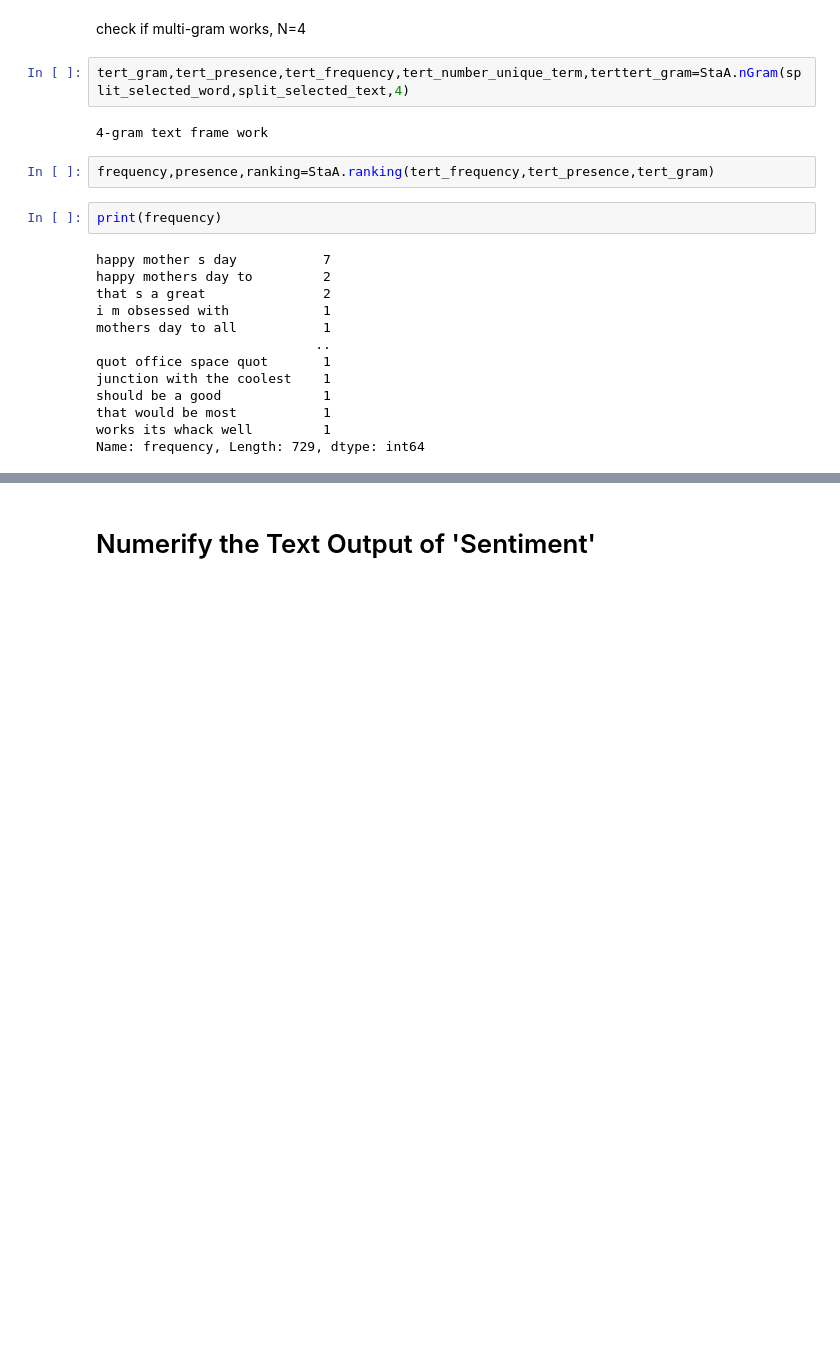
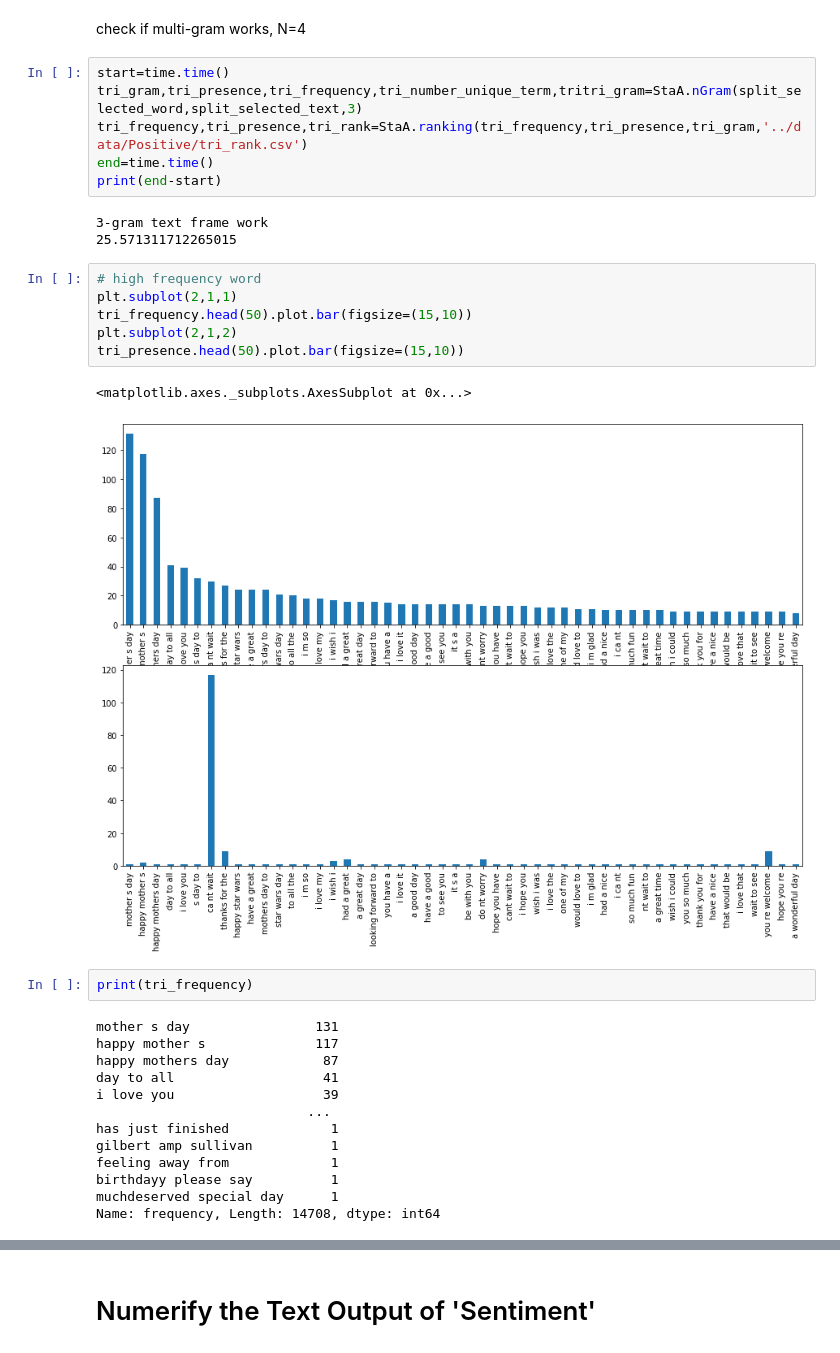
Before and after one commit to Chenghan-Sun/Senti-Extraction, a Jupyter notebook: notebook/EDA.ipynb, the cells around one changed output, grey strips where cells are left out. Saved outputs shown, nothing was run; the diff lists cells and outputs as text; blank space fills up the shorter version.

```diff
--- a/notebook/EDA.ipynb
+++ b/notebook/EDA.ipynb
@@ -348,23 +295,35 @@ hey thanks              1       1.0
 # %% [markdown]
 check if multi-gram works, N=4
-# %%
-tert_gram,tert_presence,tert_frequency,tert_number_unique_term,terttert_gram=StaA.nGram(split_selected_word,split_selected_text,4)
-# %% [output]
-4-gram text frame work
-# %%
-frequency,presence,ranking=StaA.ranking(tert_frequency,tert_presence,tert_gram)
+# %%
+start=time.time()
+tri_gram,tri_presence,tri_frequency,tri_number_unique_term,tritri_gram=StaA.nGram(split_selected_word,split_selected_text,3)
+tri_frequency,tri_presence,tri_rank=StaA.ranking(tri_frequency,tri_presence,tri_gram,'../data/Positive/tri_rank.csv')
+end=time.time()
+print(end-start)
+# %% [output]
+3-gram text frame work
+25.571311712265015
+# %%
+# high frequency word
+plt.subplot(2,1,1)
+tri_frequency.head(50).plot.bar(figsize=(15,10))
+plt.subplot(2,1,2)
+tri_presence.head(50).plot.bar(figsize=(15,10))
+# %% [output]
+<matplotlib.axes._subplots.AxesSubplot at 0x...>
+[figure, added]
 # %%
-print(frequency)
+print(tri_frequency)
 # %% [output]
-happy mother s day           7
-happy mothers day to         2
-that s a great               2
-i m obsessed with            1
-mothers day to all           1
-                            ..
-quot office space quot       1
-junction with the coolest    1
-should be a good             1
-that would be most           1
-works its whack well         1
-Name: frequency, Length: 729, dtype: int64
+mother s day                131
+happy mother s              117
+happy mothers day            87
+day to all                   41
+i love you                   39
+                           ...
+has just finished             1
+gilbert amp sullivan          1
+feeling away from             1
+birthdayy please say          1
+muchdeserved special day      1
+Name: frequency, Length: 14708, dtype: int64
```
Also changed, not shown: parts of 37 cells of this notebook.
